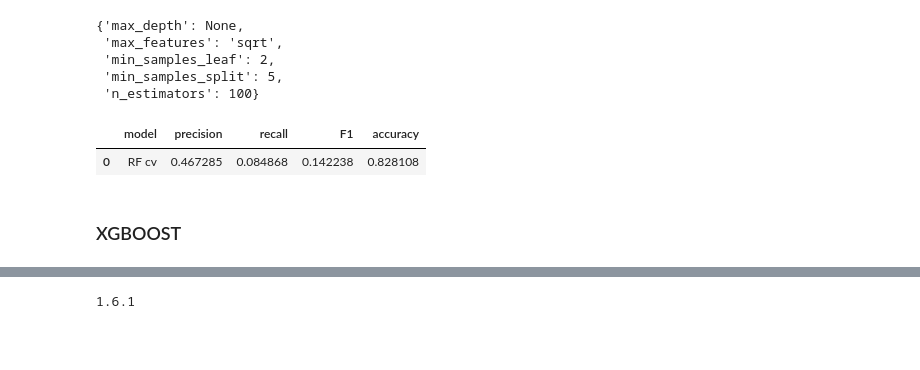
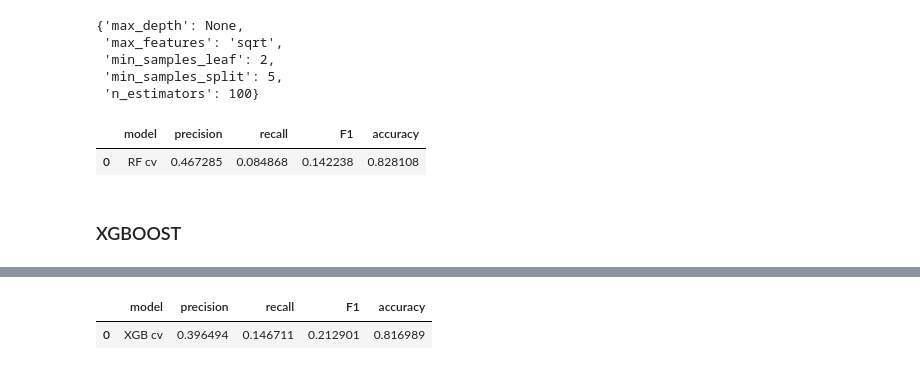
Before and after one commit to MaxBiber/Waze, a Jupyter notebook: waze_notebook.ipynb, the cells around one changed output, grey strips where cells are left out. Cells and saved outputs as stored; diff of their text form; code cells hidden in the pictures; blank space fills up the shorter version.

Commit message:
model

```diff
--- a/waze_notebook.ipynb
+++ b/waze_notebook.ipynb
@@ -1390,10 +1390,10 @@ from xgboost import XGBClassifier
 xgb = XGBClassifier(objective='binary:logistic', random_state=42)
 
 # 2. Create a dictionary of hyperparameters to tune
-cv_params = {'max_depth': [6, 12]
-             #'min_child_weight': [3, 5],
-             #'learning_rate': [0.01, 0.1],
-             #'n_estimators': [300]
+cv_params = {'max_depth': [6, 12],
+             'min_child_weight': [3, 5],
+             'learning_rate': [0.01, 0.1],
+             'n_estimators': [300]
              }
 
 # 3. Define a list of scoring metrics to capture
@@ -1456,5 +1430,6 @@ from sklearn.model_selection import train_test_split
-# %%
-import sklearn
-print(sklearn.__version__)
-# %% [output]
-1.6.1
+# %%
+results = make_results('XGB cv', xgb_cv, 'recall')
+results
+# %% [output]
+|  | model | precision | recall | F1 | accuracy |
+| 0 | XGB cv | 0.396494 | 0.146711 | 0.212901 | 0.816989 |
```
Also changed, not shown: parts of 20 cells of this notebook.
